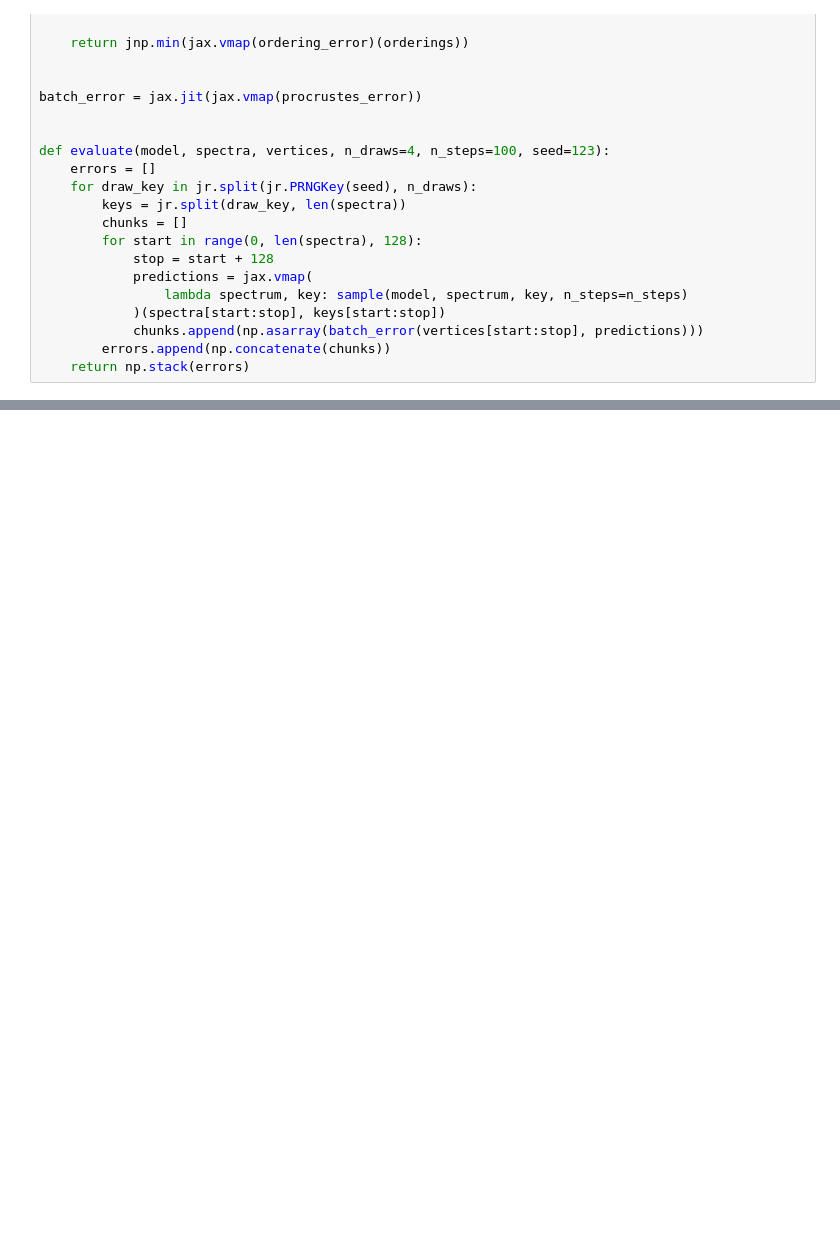
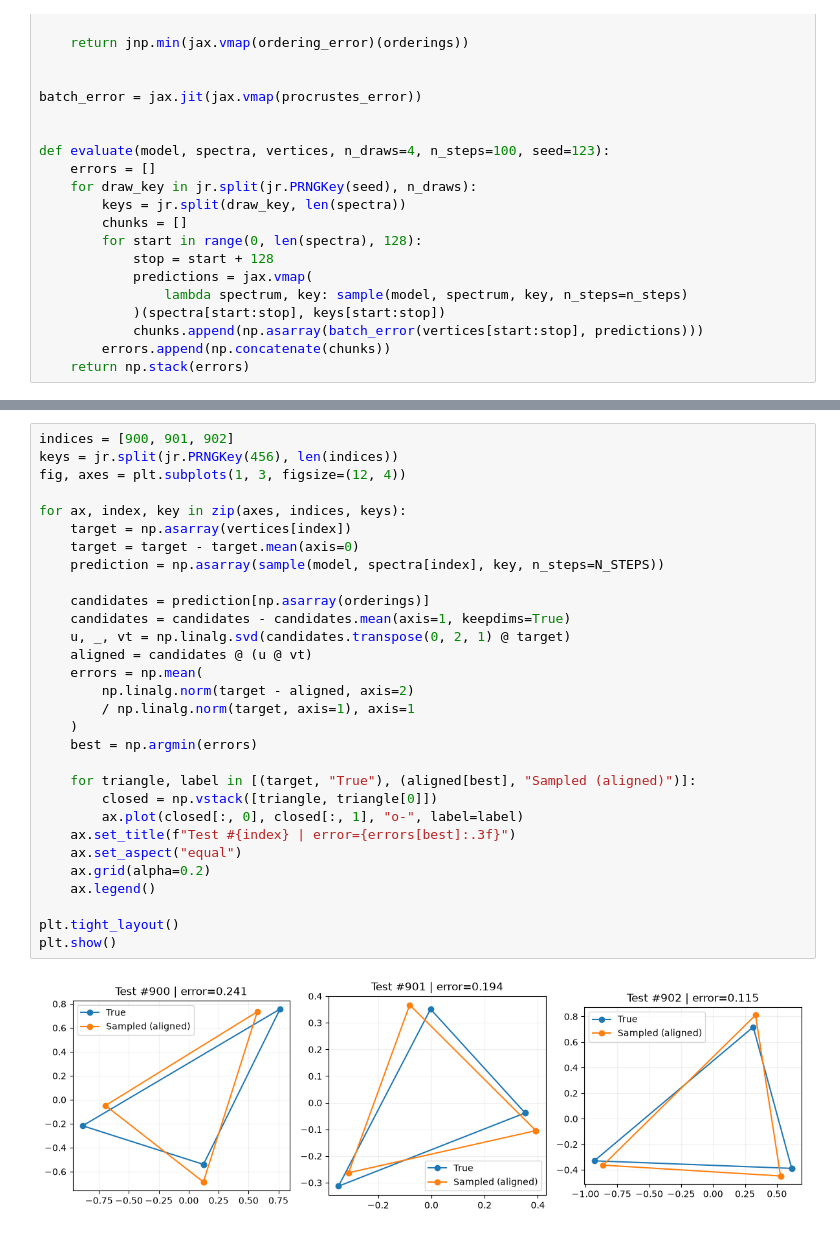
Before and after one commit to VLSF/drums, a Jupyter notebook: notebooks/flow_matching.ipynb, the cells around one changed output, grey strips where cells are left out. Saved outputs shown, nothing was run; the diff lists cells and outputs as text; blank space fills up the shorter version.

Commit message:
added visualisations

```diff
--- a/notebooks/flow_matching.ipynb
+++ b/notebooks/flow_matching.ipynb
@@ -122,0 +123,32 @@ FM test std across sampling draws: {17: 0.008681225590407848, 18: 0.008702829480
+# %%
+indices = [900, 901, 902]
+keys = jr.split(jr.PRNGKey(456), len(indices))
+fig, axes = plt.subplots(1, 3, figsize=(12, 4))
+
+for ax, index, key in zip(axes, indices, keys):
+    target = np.asarray(vertices[index])
+    target = target - target.mean(axis=0)
+    prediction = np.asarray(sample(model, spectra[index], key, n_steps=N_STEPS))
+
+    candidates = prediction[np.asarray(orderings)]
+    candidates = candidates - candidates.mean(axis=1, keepdims=True)
+    u, _, vt = np.linalg.svd(candidates.transpose(0, 2, 1) @ target)
+    aligned = candidates @ (u @ vt)
+    errors = np.mean(
+        np.linalg.norm(target - aligned, axis=2)
+        / np.linalg.norm(target, axis=1), axis=1
+    )
+    best = np.argmin(errors)
+
+    for triangle, label in [(target, "True"), (aligned[best], "Sampled (aligned)")]:
+        closed = np.vstack([triangle, triangle[0]])
+        ax.plot(closed[:, 0], closed[:, 1], "o-", label=label)
+    ax.set_title(f"Test #{index} | error={errors[best]:.3f}")
+    ax.set_aspect("equal")
+    ax.grid(alpha=0.2)
+    ax.legend()
+
+plt.tight_layout()
+plt.show()
+# %% [output]
+[figure, added]
```
Also changed, not shown: parts of 5 cells of this notebook, 1 other file.
